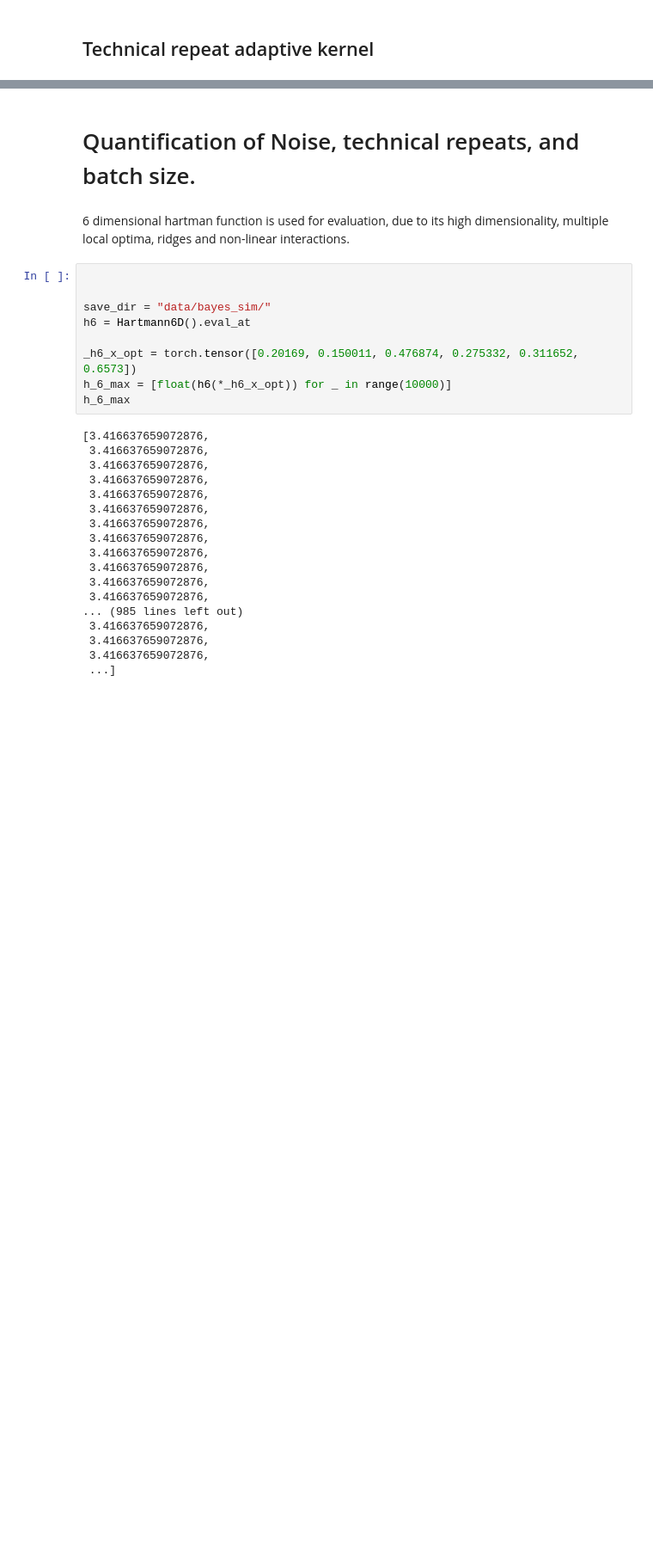
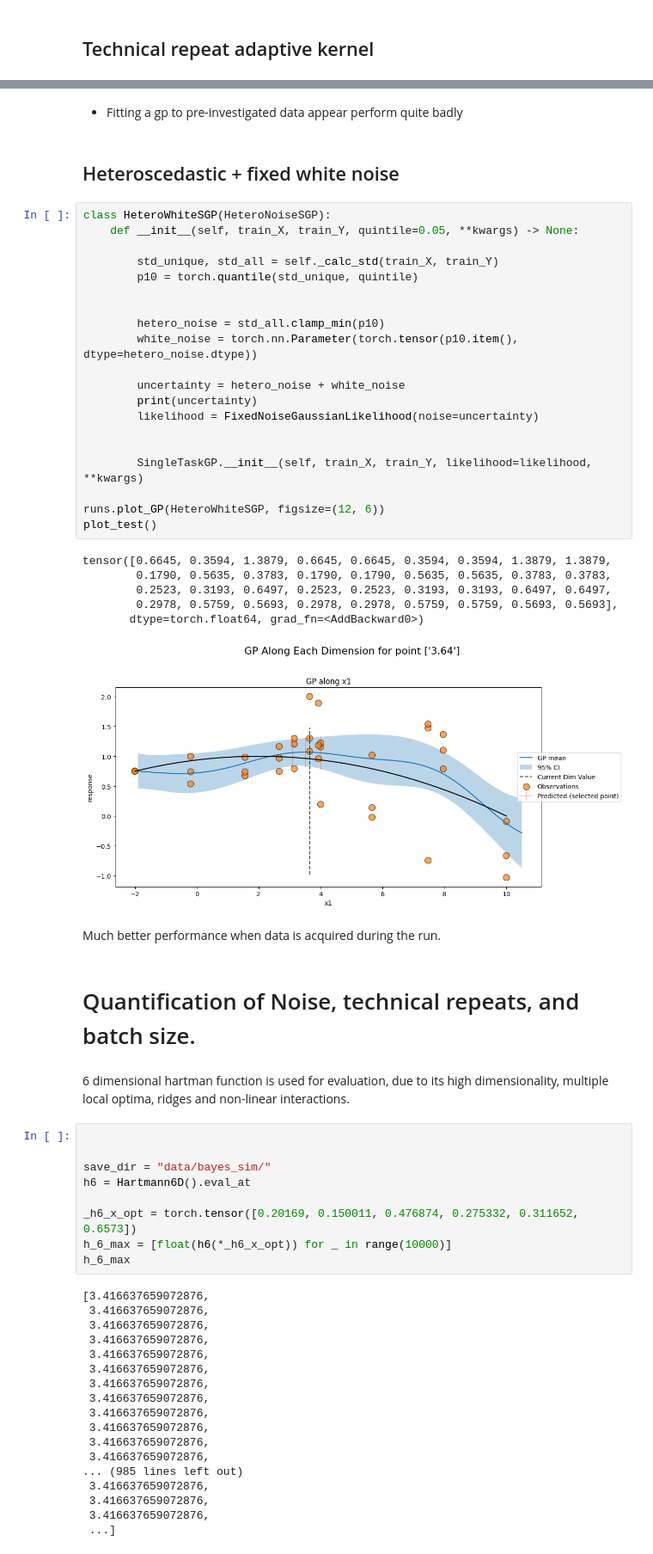
Before and after one commit to Sauciu1/BO-Coli, a Jupyter notebook: notebooks/batch_bayesian_test.ipynb, the cells around one changed output, grey strips where cells are left out. Shown at 86% size. Saved outputs shown, nothing was run; the diff lists cells and outputs as text; blank space fills up the shorter version.

```diff
--- a/notebooks/batch_bayesian_test.ipynb
+++ b/notebooks/batch_bayesian_test.ipynb
@@ -367,3 +400,36 @@ SyntaxError: 'break' outside loop (668683560.py, line 1)
+# %% [markdown]
+* Fitting a gp to pre-investigated data appear perform quite badly
+# %% [markdown]
+## Heteroscedastic + fixed white noise
+# %%
+class HeteroWhiteSGP(HeteroNoiseSGP):
+    def __init__(self, train_X, train_Y, quintile=0.05, **kwargs) -> None:
+
+        std_unique, std_all = self._calc_std(train_X, train_Y)
+        p10 = torch.quantile(std_unique, quintile)
+
+
+        hetero_noise = std_all.clamp_min(p10)
+        white_noise = torch.nn.Parameter(torch.tensor(p10.item(), dtype=hetero_noise.dtype))
+
+        uncertainty = hetero_noise + white_noise
+        print(uncertainty)
+        likelihood = FixedNoiseGaussianLikelihood(noise=uncertainty)
+
+
+        SingleTaskGP.__init__(self, train_X, train_Y, likelihood=likelihood, **kwargs)
+
+runs.plot_GP(HeteroWhiteSGP, figsize=(12, 6))
+plot_test()
+# %% [output]
+tensor([0.6645, 0.3594, 1.3879, 0.6645, 0.6645, 0.3594, 0.3594, 1.3879, 1.3879,
+        0.1790, 0.5635, 0.3783, 0.1790, 0.1790, 0.5635, 0.5635, 0.3783, 0.3783,
+        0.2523, 0.3193, 0.6497, 0.2523, 0.2523, 0.3193, 0.3193, 0.6497, 0.6497,
+        0.2978, 0.5759, 0.5693, 0.2978, 0.2978, 0.5759, 0.5759, 0.5693, 0.5693],
+       dtype=torch.float64, grad_fn=<AddBackward0>)
+[figure, added]
+# %% [markdown]
+Much better performance when data is acquired during the run.
 # %% [markdown]
 # Quantification of Noise, technical repeats, and batch size.
 # %% [markdown]
```
Also changed, not shown: parts of 14 cells of this notebook.
